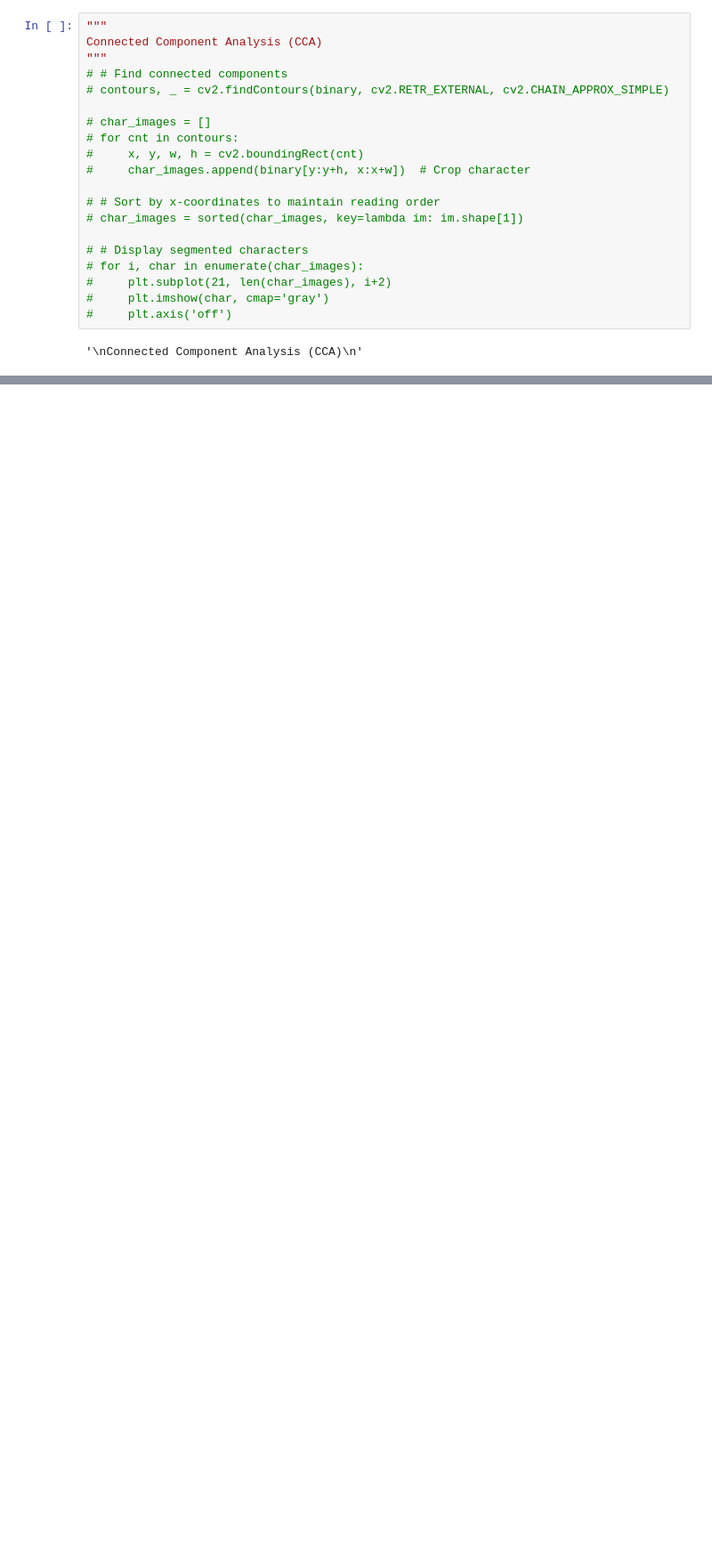
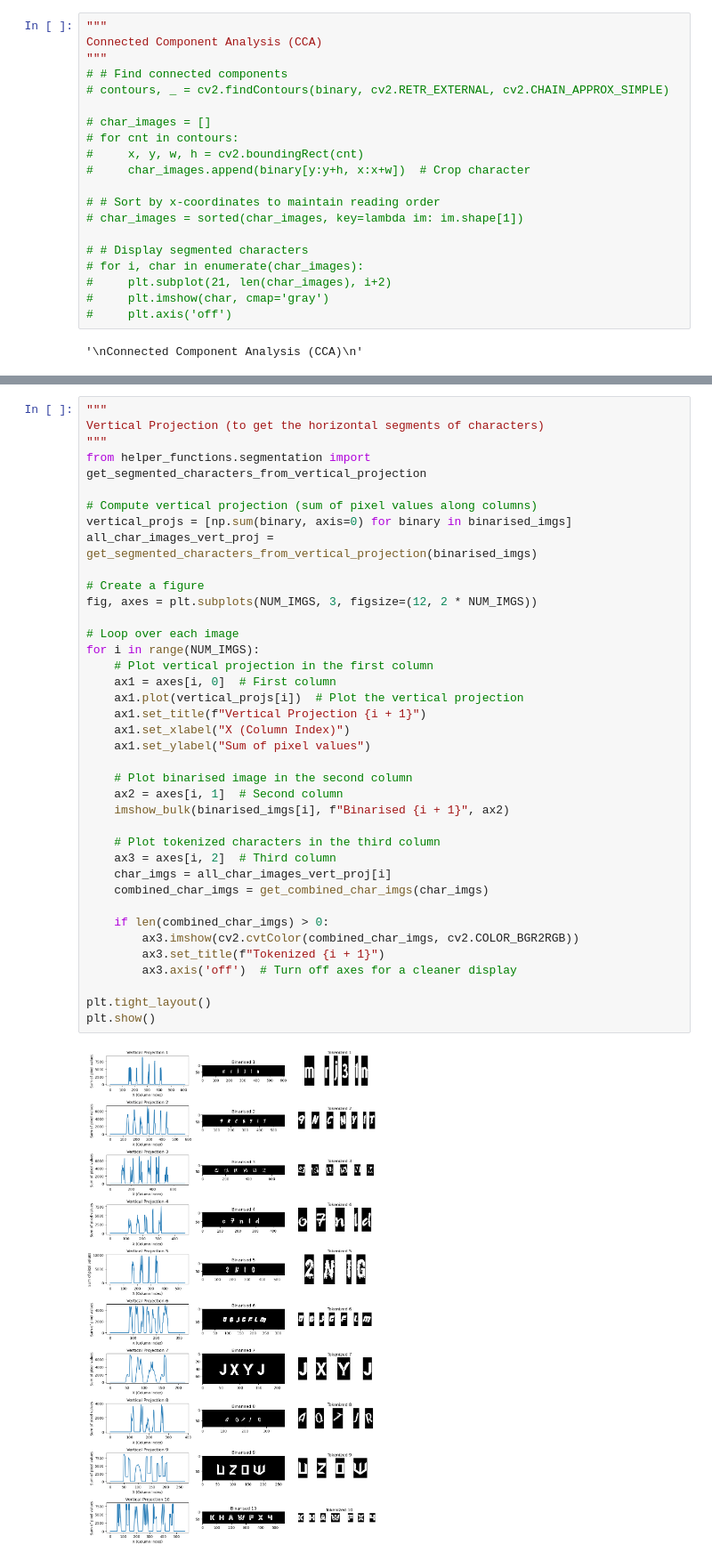
Before and after one commit to cs4243-team18/captcha, a Jupyter notebook: playground/2-segmentation.ipynb, the cells around one changed output, grey strips where cells are left out. Shown at 89% size. Drawn from its saved outputs; the diff is of its cells as text; blank space fills up the shorter version.

```diff
--- a/playground/2-segmentation.ipynb
+++ b/playground/2-segmentation.ipynb
@@ -129,3 +55,43 @@ NameError: name 'get_combined_char_imgs' is not defined
+# %%
+"""
+Vertical Projection (to get the horizontal segments of characters)
+"""
+from helper_functions.segmentation import get_segmented_characters_from_vertical_projection
+
+# Compute vertical projection (sum of pixel values along columns)
+vertical_projs = [np.sum(binary, axis=0) for binary in binarised_imgs]
+all_char_images_vert_proj = get_segmented_characters_from_vertical_projection(binarised_imgs)
+
+# Create a figure
+fig, axes = plt.subplots(NUM_IMGS, 3, figsize=(12, 2 * NUM_IMGS))
+
+# Loop over each image
+for i in range(NUM_IMGS):
+    # Plot vertical projection in the first column
+    ax1 = axes[i, 0]  # First column
+    ax1.plot(vertical_projs[i])  # Plot the vertical projection
+    ax1.set_title(f"Vertical Projection {i + 1}")
+    ax1.set_xlabel("X (Column Index)")
+    ax1.set_ylabel("Sum of pixel values")
+
+    # Plot binarised image in the second column
+    ax2 = axes[i, 1]  # Second column
+    imshow_bulk(binarised_imgs[i], f"Binarised {i + 1}", ax2)
+
+    # Plot tokenized characters in the third column
+    ax3 = axes[i, 2]  # Third column
+    char_imgs = all_char_images_vert_proj[i]
+    combined_char_imgs = get_combined_char_imgs(char_imgs)
+
+    if len(combined_char_imgs) > 0:
+        ax3.imshow(cv2.cvtColor(combined_char_imgs, cv2.COLOR_BGR2RGB))
+        ax3.set_title(f"Tokenized {i + 1}")
+        ax3.axis('off')  # Turn off axes for a cleaner display
+
+plt.tight_layout()
+plt.show()
+# %% [output]
+[figure, added]
 # %%
 """
 Contour segmentation
```
Also changed, not shown: parts of 3 cells of this notebook, 2 other files.
